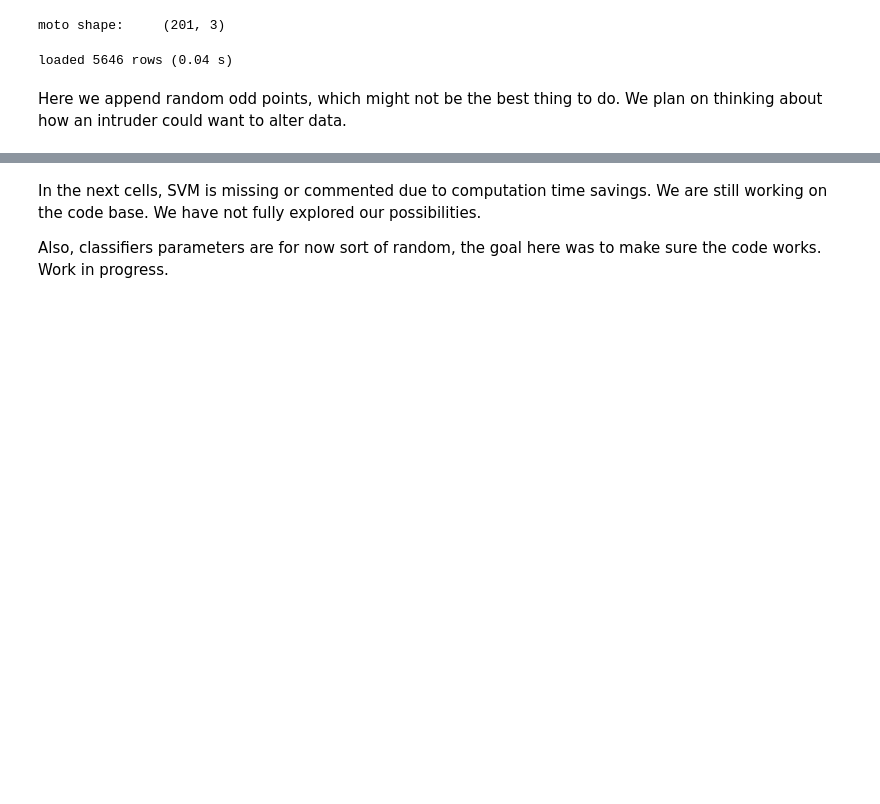
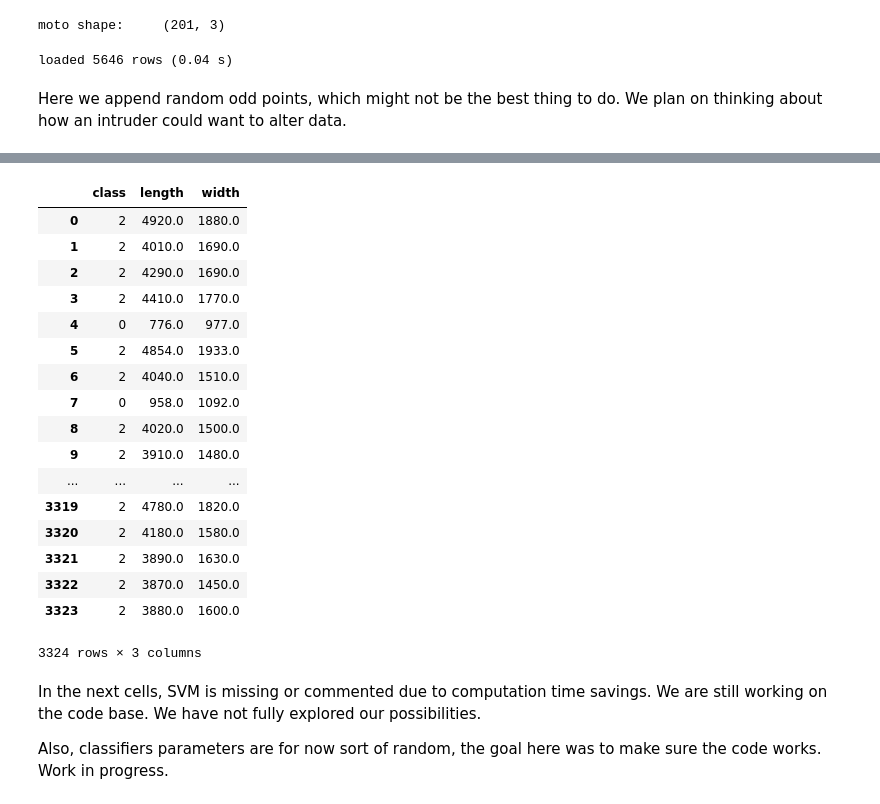
Before and after one commit to ychalier/anomaly, a Jupyter notebook: main.ipynb, the cells around one changed output, grey strips where cells are left out. Saved outputs shown, nothing was run; the diff lists cells and outputs as text; code cells hidden in the pictures; blank space fills up the shorter version.

```diff
--- a/main.ipynb
+++ b/main.ipynb
@@ -100,3 +100,24 @@ using seed: 3535522652
+# %%
+detector.xtrain
+# %% [output]
+|  | class | length | width |
+| 0 | 2 | 4920.0 | 1880.0 |
+| 1 | 2 | 4010.0 | 1690.0 |
+| 2 | 2 | 4290.0 | 1690.0 |
+| 3 | 2 | 4410.0 | 1770.0 |
+| 4 | 0 | 776.0 | 977.0 |
+| 5 | 2 | 4854.0 | 1933.0 |
+| 6 | 2 | 4040.0 | 1510.0 |
+| 7 | 0 | 958.0 | 1092.0 |
+| 8 | 2 | 4020.0 | 1500.0 |
+| 9 | 2 | 3910.0 | 1480.0 |
+| ... | ... | ... | ... |
+| 3319 | 2 | 4780.0 | 1820.0 |
+| 3320 | 2 | 4180.0 | 1580.0 |
+| 3321 | 2 | 3890.0 | 1630.0 |
+| 3322 | 2 | 3870.0 | 1450.0 |
+| 3323 | 2 | 3880.0 | 1600.0 |
+3324 rows × 3 columns
 # %% [markdown]
 In the next cells, SVM is missing or commented due to computation time savings. We are still working on the code base. We have not fully explored our possibilities.
 
```
Also changed, not shown: parts of 4 cells of this notebook, 8 other files.
